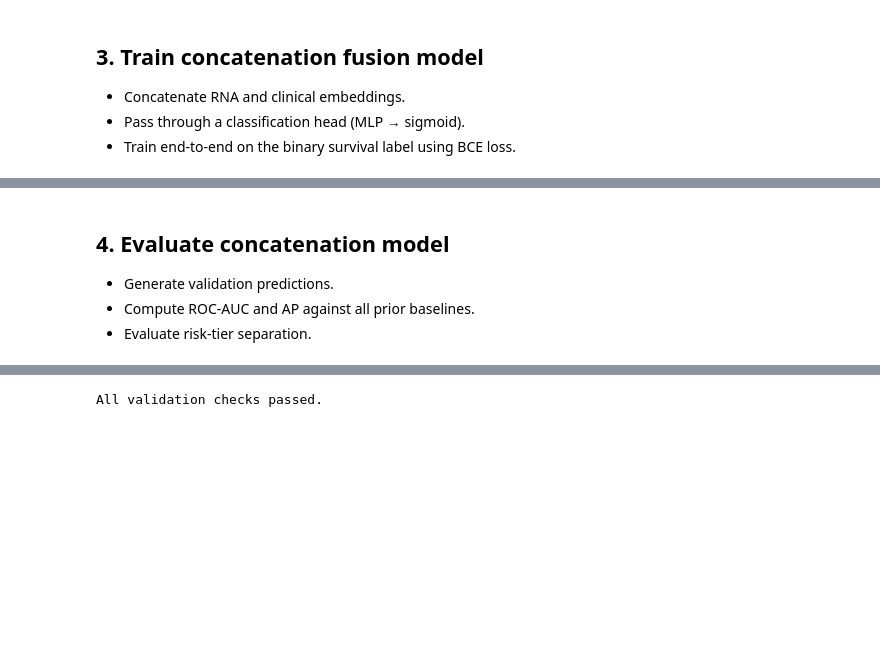
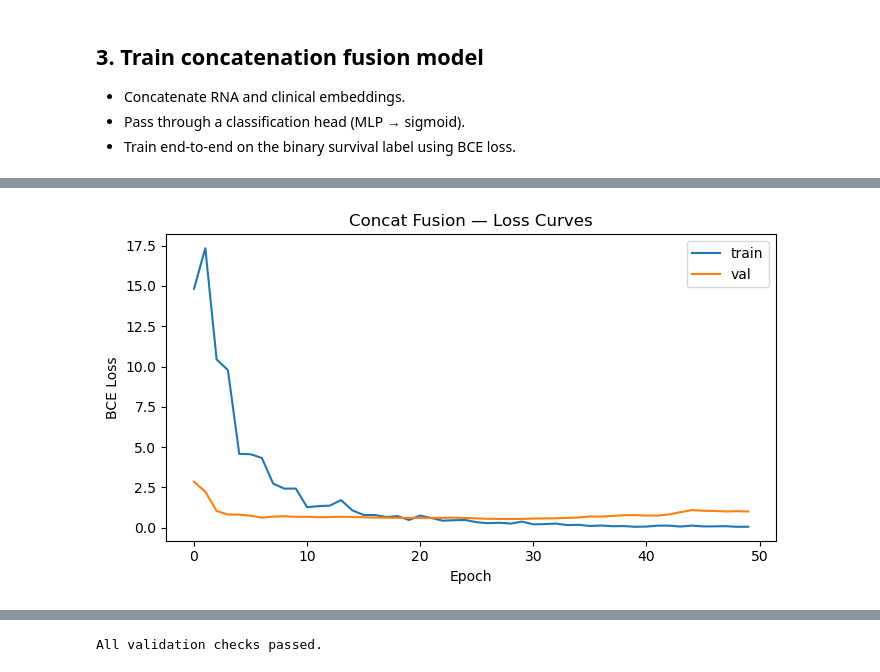
Before and after one commit to dpolioudakis/tcga-multimodal-survival, a Jupyter notebook: notebooks/08_train_multimodal.ipynb, the cells around one changed output, grey strips where cells are left out. Drawn from its saved outputs; the diff is of its cells as text; code cells hidden in the pictures; blank space fills up the shorter version.

Commit message:
Finish implementing multimodal training notebook and module

```diff
--- a/notebooks/08_train_multimodal.ipynb
+++ b/notebooks/08_train_multimodal.ipynb
@@ -152,17 +204,12 @@ print(f"Clinical embedding shape: {clin_enc(dummy_clin).shape}")
    - Train end-to-end on the binary survival label using BCE loss.
 # %%
 # define and train concatenation fusion model
-from torch.utils.data import DataLoader, TensorDataset
-
 def to_tensors(X_rna_df, X_clin_df, y):
     return (
         torch.tensor(X_rna_df.values,  dtype=torch.float32),
         torch.tensor(X_clin_df.values, dtype=torch.float32),
         torch.tensor(y.values,         dtype=torch.float32),
     )
-
-X_clin_val_df  = pd.read_parquet(assembled_dir / "val/X_clinical.parquet")
-X_rna_val_df   = pd.read_parquet(assembled_dir / "val/X_rna.parquet")
 
 rna_train, clin_train, y_train_t = to_tensors(X_rna_train_df, X_clin_train_df, y_train)
 rna_val,   clin_val,   y_val_t   = to_tensors(X_rna_val_df,   X_clin_val_df,   y_val)
@@ -175,11 +222,11 @@ train_loader = DataLoader(
 
 class ConcatFusionModel(nn.Module):
     """Concatenate RNA and clinical embeddings, pass through classification head."""
-    def __init__(self, rna_encoder, clin_encoder, dropout: float = 0.3):
+    def __init__(self, rna_encoder, clin_encoder, dropout: float = 0.5):
         super().__init__()
         self.rna_encoder  = rna_encoder
         self.clin_encoder = clin_encoder
-        fused_dim = 128 + 64
+        fused_dim = 64 + 64
         self.head = nn.Sequential(
             nn.Linear(fused_dim, 64), nn.ReLU(), nn.Dropout(dropout),
             nn.Linear(64, 1), nn.Sigmoid(),
@@ -190,21 +237,51 @@ class ConcatFusionModel(nn.Module):
         return self.head(emb).squeeze(1)
 
 
+def train_model(model, train_loader, rna_val, clin_val, y_val_t, n_epochs, lr=1e-3, weight_decay=1e-4):
+    """Train a fusion model and return per-epoch train and val losses."""
+    optimizer = torch.optim.Adam(model.parameters(), lr=lr, weight_decay=weight_decay)
+    train_losses, val_losses = [], []
+
+    for epoch in range(1, n_epochs + 1):
+        model.train()
+        batch_losses = []
+        for rna_batch, clin_batch, y_batch in train_loader:
+            optimizer.zero_grad()
+            loss = criterion(model(rna_batch, clin_batch), y_batch)
+            loss.backward()
+            optimizer.step()
+            batch_losses.append(loss.item())
+
+        model.eval()
+        with torch.no_grad():
+            val_loss = criterion(model(rna_val, clin_val), y_val_t).item()
+
+        train_losses.append(sum(batch_losses) / len(batch_losses))
+        val_losses.append(val_loss)
+
+        if epoch % 10 == 0:
+            print(f"Epoch {epoch:3d} — train loss: {train_losses[-1]:.4f}  val loss: {val_loss:.4f}")
+
+    return train_losses, val_losses
+
+
+def plot_losses(train_losses, val_losses, title):
+    fig, ax = plt.subplots(figsize=(7, 4))
+    ax.plot(train_losses, label="train")
+    ax.plot(val_losses,   label="val")
+    ax.set_xlabel("Epoch")
+    ax.set_ylabel("BCE Loss")
+    ax.set_title(title)
+    ax.legend()
+    plt.tight_layout()
+    plt.show()
+
+
+n_epochs     = 50
+criterion    = nn.BCELoss()
 concat_model = ConcatFusionModel(RNAEncoder(n_rna_features), ClinicalEncoder(n_clin_features))
-optimizer    = torch.optim.Adam(concat_model.parameters(), lr=1e-3, weight_decay=1e-4)
-criterion    = nn.BCELoss()
-
-n_epochs = 50
-for epoch in range(1, n_epochs + 1):
-    concat_model.train()
-    for rna_batch, clin_batch, y_batch in train_loader:
-        optimizer.zero_grad()
-        loss = criterion(concat_model(rna_batch, clin_batch), y_batch)
-        loss.backward()
-        optimizer.step()
-
-    if epoch % 10 == 0:
-        concat_model.eval()
-        with torch.no_grad():
-            val_loss = criterion(concat_model(rna_val, clin_val), y_val_t).item()
-        print(f"Epoch {epoch:3d} — val loss: {val_loss:.4f}")
+concat_train_losses, concat_val_losses = train_model(
+    concat_model, train_loader, rna_val, clin_val, y_val_t, n_epochs
+)
+plot_losses(concat_train_losses, concat_val_losses, "Concat Fusion — Loss Curves")
+# %% [output]
@@ -211,5 +293 @@ for epoch in range(1, n_epochs + 1):
+[figure, added]
-# %% [markdown]
-## 4. Evaluate concatenation model
-   - Generate validation predictions.
-   - Compute ROC-AUC and AP against all prior baselines.
-   - Evaluate risk-tier separation.
```
Also changed, not shown: parts of 23 cells of this notebook, 8 other files.
